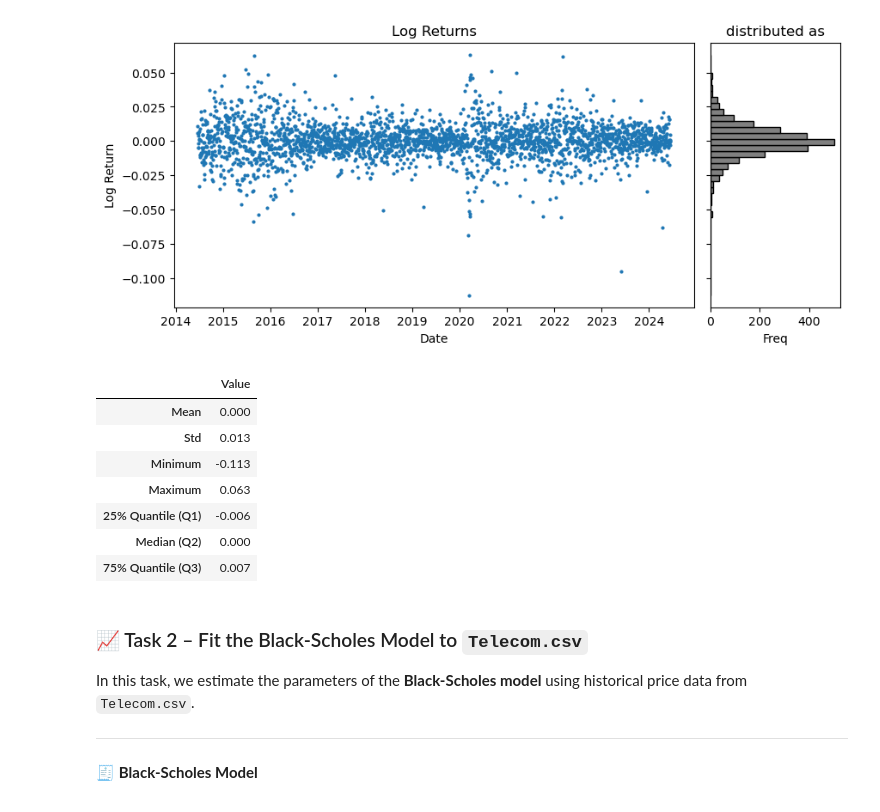
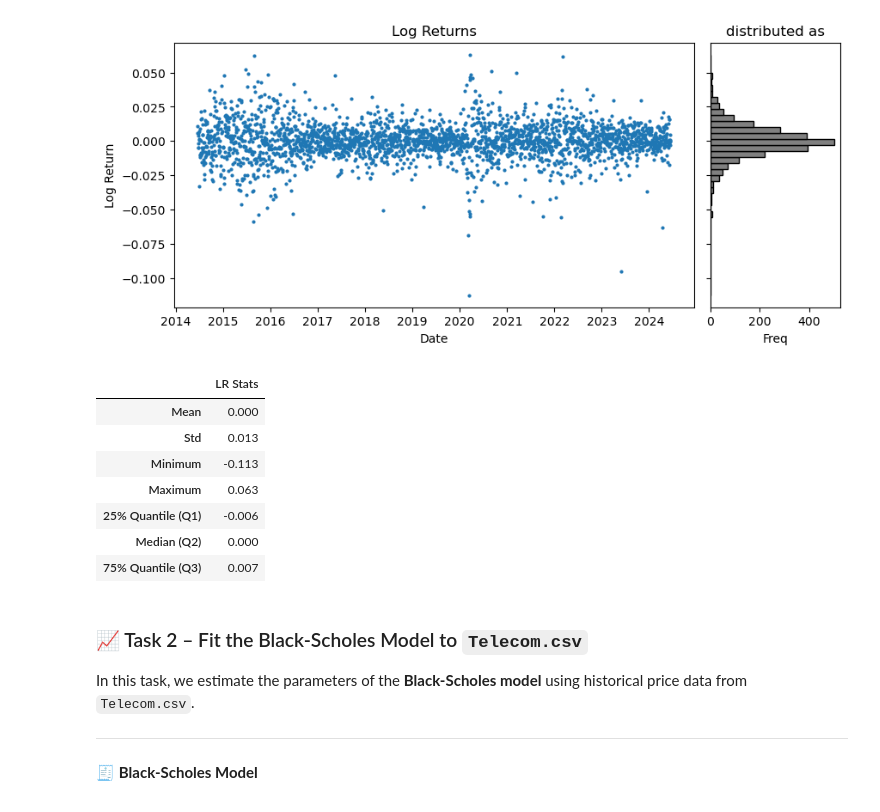
Before and after one commit to manuelgonzalzz/bonus-certificate, a Jupyter notebook: manuel.ipynb, the cells around one changed output. Cells and saved outputs as stored; diff of their text form; code cells hidden in the pictures.

```diff
--- a/manuel.ipynb
+++ b/manuel.ipynb
@@ -140,19 +135,19 @@ plt.show()
 # %%
 logReturns = data['LogReturn'].dropna()
 logstats = {
     'Mean': logReturns.mean(),
     'Std': logReturns.std(),
     'Minimum': logReturns.min(),
     'Maximum': logReturns.max(),
     '25% Quantile (Q1)': logReturns.quantile(0.25),
     'Median (Q2)': logReturns.quantile(0.50),
     '75% Quantile (Q3)': logReturns.quantile(0.75),
 }
 
 # Convert to DataFrame
-pd.DataFrame.from_dict(logstats, orient='index', columns=['Value'])
+pd.DataFrame.from_dict(logstats, orient='index', columns=['LR Stats'])
 # %% [output]
-|  | Value |
+|  | LR Stats |
 | Mean | 0.000 |
 | Std | 0.013 |
 | Minimum | -0.113 |
```
Also changed, not shown: parts of 12 cells of this notebook.
